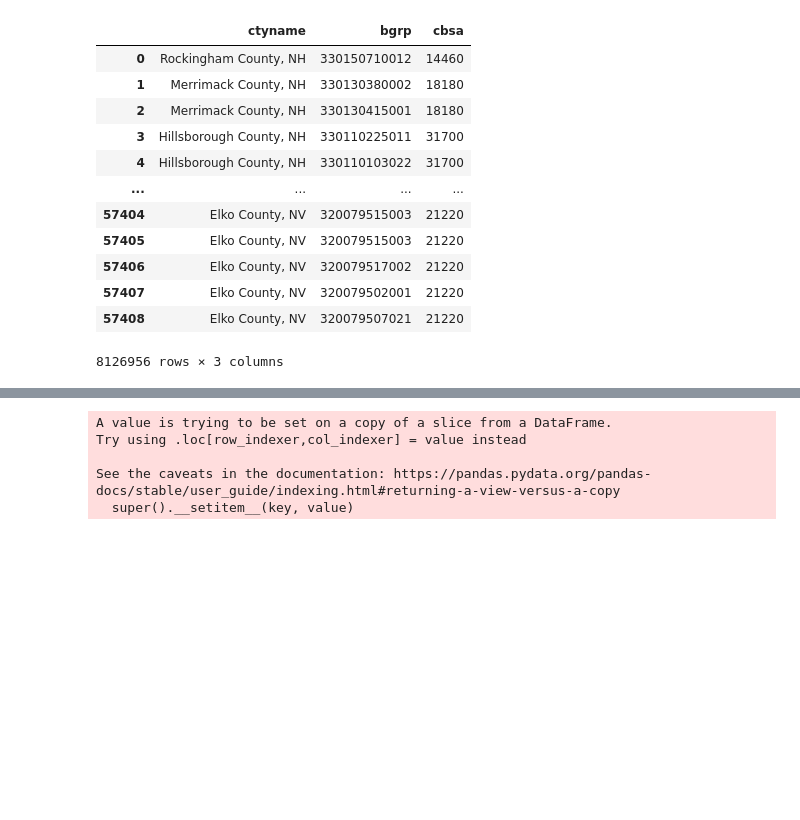
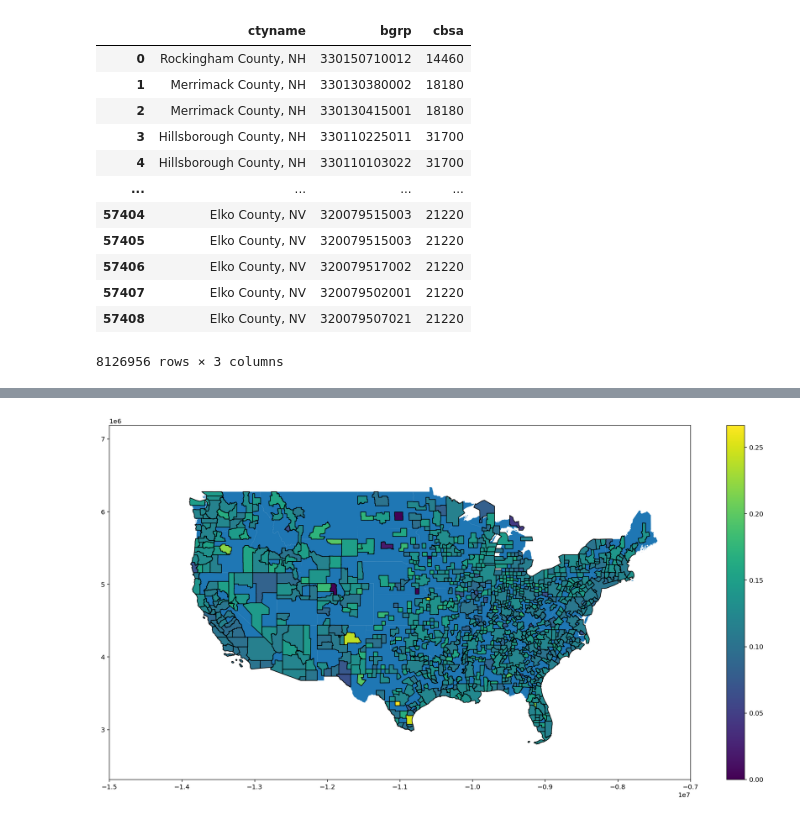
Before and after one commit to ElliottGAbel/Liminal_Cities, a Jupyter notebook: ACS_access.ipynb, the cells around one changed output, grey strips where cells are left out. Drawn from its saved outputs; the diff is of its cells as text; code cells hidden in the pictures; blank space fills up the shorter version.

```diff
--- a/ACS_access.ipynb
+++ b/ACS_access.ipynb
@@ -209,5 +244,5 @@ merge
 # %%
-merge = merge[(merge['Median_Income'] > 0) & (merge['liminal'])]
+# merge = merge[(merge['Median_Income'] > 0) & (merge['liminal'])]
 merge['Education_Pop'] = merge['Less_High'] + merge['High_Equiv'] + merge['College_Assoc_Equiv'] + merge['Bachelors'] + merge['Grad_Prof']
 merge['Less_High_pct'] = merge['Less_High'] / merge['Education_Pop']
 merge['High_Equiv_pct'] = merge['High_Equiv'] / merge['Education_Pop']
@@ -216,11 +251,10 @@ merge['Bachelors_pct'] = merge['Bachelors'] / merge['Education_Pop']
 merge['Grad_Prof_pct'] = merge['Grad_Prof'] / merge['Education_Pop']
 
 merge['Bach_and_Above_pct'] = (merge['Bachelors'] + merge['Grad_Prof']) / merge['Education_Pop']
-# %% [output]
-A value is trying to be set on a copy of a slice from a DataFrame.
-Try using .loc[row_indexer,col_indexer] = value instead
-
-See the caveats in the documentation: https://pandas.pydata.org/pandas-docs/stable/user_guide/indexing.html#returning-a-view-versus-a-copy
-  super().__setitem__(key, value)
+# %%
+ax = plotUS()
+merge.plot(ax=ax, column='Less_High_pct', edgecolor="black", linewidth=1, legend=True);
+# %% [output]
+[figure, added]
 # %%
 ax = plotUS()
```
Also changed, not shown: parts of 22 cells of this notebook.
